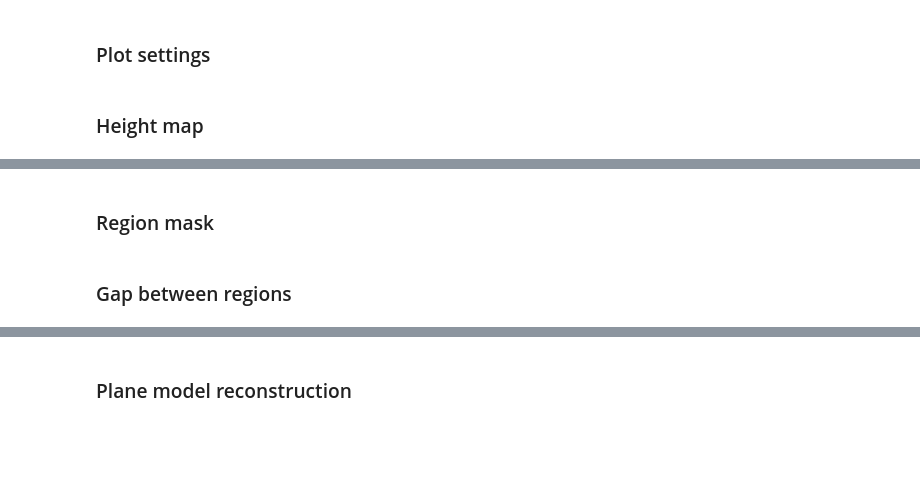
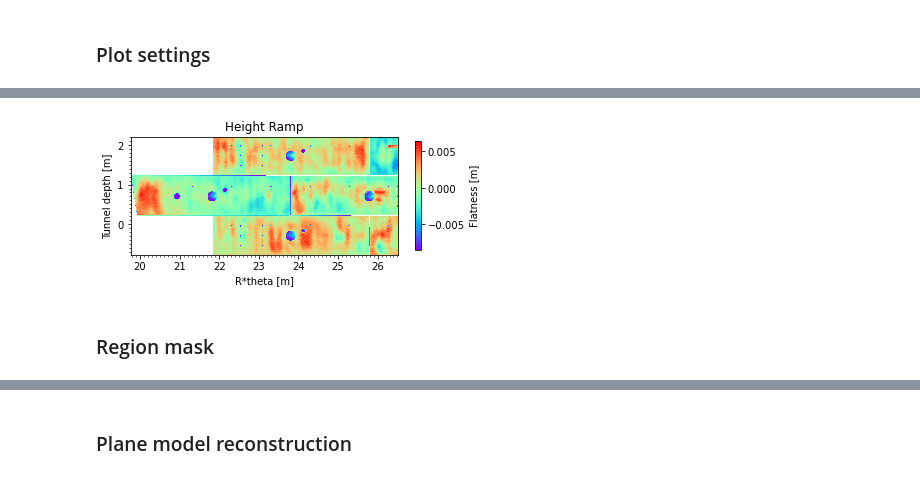
Before and after one commit to maech13/jupyter-notebooks, a Jupyter notebook: shield-tunnel-plane-segment-analysis.ipynb, the cells around one changed output, grey strips where cells are left out. Drawn from its saved outputs; the diff is of its cells as text; code cells hidden in the pictures; blank space fills up the shorter version.

```diff
--- a/shield-tunnel-plane-segment-analysis.ipynb
+++ b/shield-tunnel-plane-segment-analysis.ipynb
@@ -82,31 +104,34 @@ def set_plot_label():
     plt.xlim(np.min(y), np.max(y))
     plt.ylabel('Tunnel depth [m]')
     plt.xlabel('R*theta [m]')
+    plt.axes().xaxis.set_minor_locator(ML(0.1))  # todo: this makes warning
+    plt.axes().yaxis.set_minor_locator(ML(0.1))
 
 def save_plot(filepath):
     plt.savefig(filepath, bbox_inches="tight", pad_inches=0.1, dpi=300, facecolor='white')
+
+# max(x)-->min(x) because always plot is transposed
+extent_transposed = [np.min(y), np.max(y), np.max(x), np.min(x)]
-# %% [markdown]
-### Height map
 # %%
-def gz_height(region_id):
+def gz_measured(region_id):
     x_arr = df[df.region_id == region_id].x
     y_arr = df[df.region_id == region_id].y
     z_arr = df[df.region_id == region_id].z
     interp = LNDI(list(zip(x_arr,y_arr)), z_arr)  # LNDI fill np.nan outside of cenvex hull
     return interp(gx, gy)  # return grid z
 # %%
-gz_height_list = []
+gz_measured_list = []
 for region_id in region_id_list:
-    gz_height_list.append(gz_height(region_id))
+    gz_measured_list.append(gz_measured(region_id))
 # %%
 # visualize height ramp
-fig_title = 'Heightmap'
-for gz in gz_height_list:
-    plt.imshow(-gz.transpose(), cmap='bwr', extent=[np.min(y), np.max(y), np.min(x), np.max(x)])
+fig_title = 'Height Ramp'
+for gz in gz_measured_list:
+    plt.imshow(-gz.transpose(), cmap='rainbow', extent=extent_transposed, interpolation='none')
 cbar = plt.colorbar(shrink=0.5)  # orientation='horizontal'
 cbar.set_label('Flatness [m]')
 set_plot_label()
 plt.title(fig_title)
+save_plot(os.path.join(save_dirpath, cloud_filename + '_' + fig_title + '.png' ))
 plt.show()
-save_plot(os.path.join(save_dirpath, cloud_filename + '_' + fig_title + '.png' ))
 # %% [output]
@@ -115,3 +138,4 @@ save_plot(os.path.join(save_dirpath, cloud_filename + '_' + fig_title + '.png' )
+[figure, added]
 # %% [markdown]
 ### Region mask
 # %%
@@ -123,7 +147,5 @@ for gz in gz_height_list:
 all_region_mask = np.zeros((ny, nx), dtype=bool)  # all false array
 for mask in region_mask_list:
     all_region_mask = all_region_mask | mask
-# %% [markdown]
-### Gap between regions
 # %%
 # visualize gap between regions
```
Also changed, not shown: parts of 46 cells of this notebook, 1 other file.
